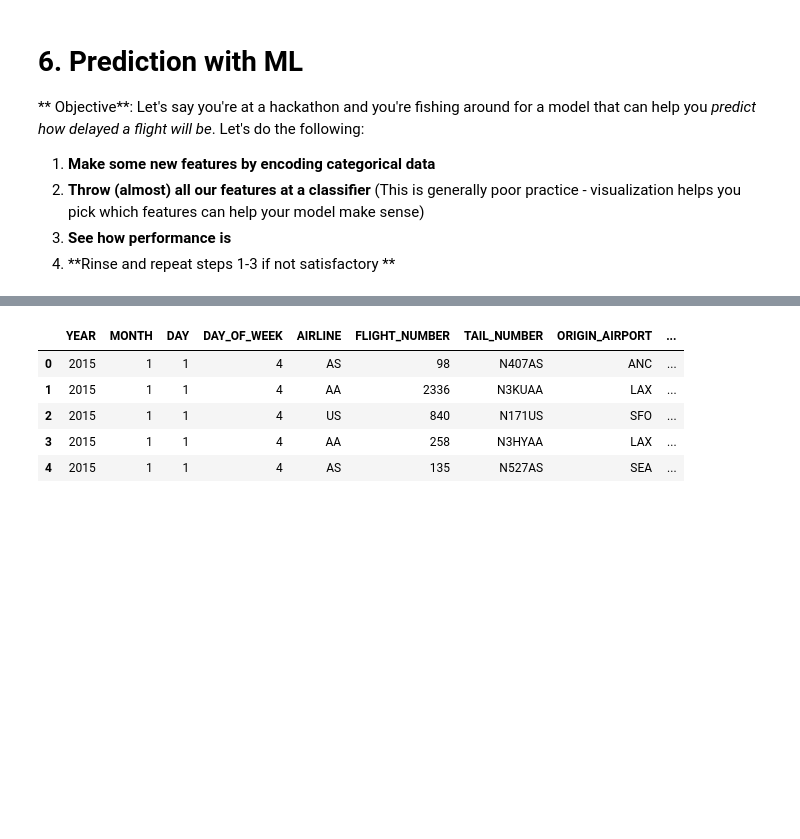
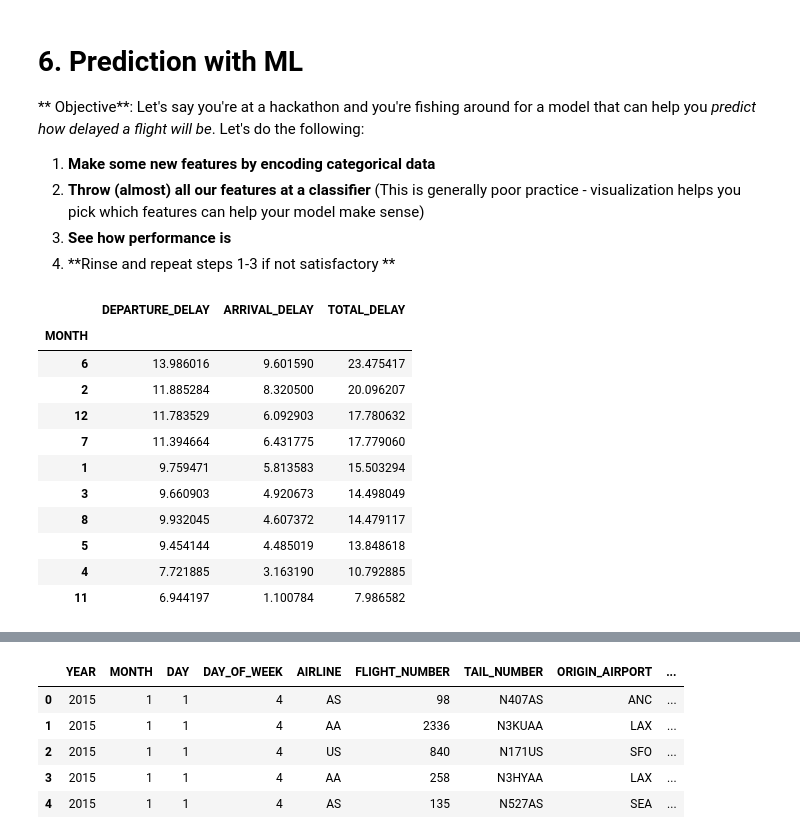
Before and after one commit to VandyHacks/datascience-beginners, a Jupyter notebook: Tutorial.ipynb, the cells around one changed output, grey strips where cells are left out. Saved outputs shown, nothing was run; the diff lists cells and outputs as text; code cells hidden in the pictures; blank space fills up the shorter version.

```diff
--- a/Tutorial.ipynb
+++ b/Tutorial.ipynb
@@ -198,3 +200,20 @@ plt.scatter(flights['DISTANCE'], flights['TOTAL_DELAY'], s=3) # x= distance, y=
 2. **Throw (almost) all our features at a classifier** (This is generally poor practice - visualization helps you pick which features can help your model make sense)
 3. **See how performance is**
 4. **Rinse and repeat steps 1-3 if not satisfactory **
+# %%
+avg_delay_day = pd.DataFrame(flights.groupby('MONTH').mean(), columns=['DEPARTURE_DELAY', 'ARRIVAL_DELAY', 'TOTAL_DELAY']) #average delay per day
+
+avg_delay_day.sort_values(by='TOTAL_DELAY', ascending=False).head(10) # Show dates with highest average total delay
+# %% [output]
+|  | DEPARTURE_DELAY | ARRIVAL_DELAY | TOTAL_DELAY |
+| MONTH |  |  |  |
+| 6 | 13.986016 | 9.601590 | 23.475417 |
+| 2 | 11.885284 | 8.320500 | 20.096207 |
+| 12 | 11.783529 | 6.092903 | 17.780632 |
+| 7 | 11.394664 | 6.431775 | 17.779060 |
+| 1 | 9.759471 | 5.813583 | 15.503294 |
+| 3 | 9.660903 | 4.920673 | 14.498049 |
+| 8 | 9.932045 | 4.607372 | 14.479117 |
+| 5 | 9.454144 | 4.485019 | 13.848618 |
+| 4 | 7.721885 | 3.163190 | 10.792885 |
+| 11 | 6.944197 | 1.100784 | 7.986582 |
```
Also changed, not shown: parts of 19 cells of this notebook.
